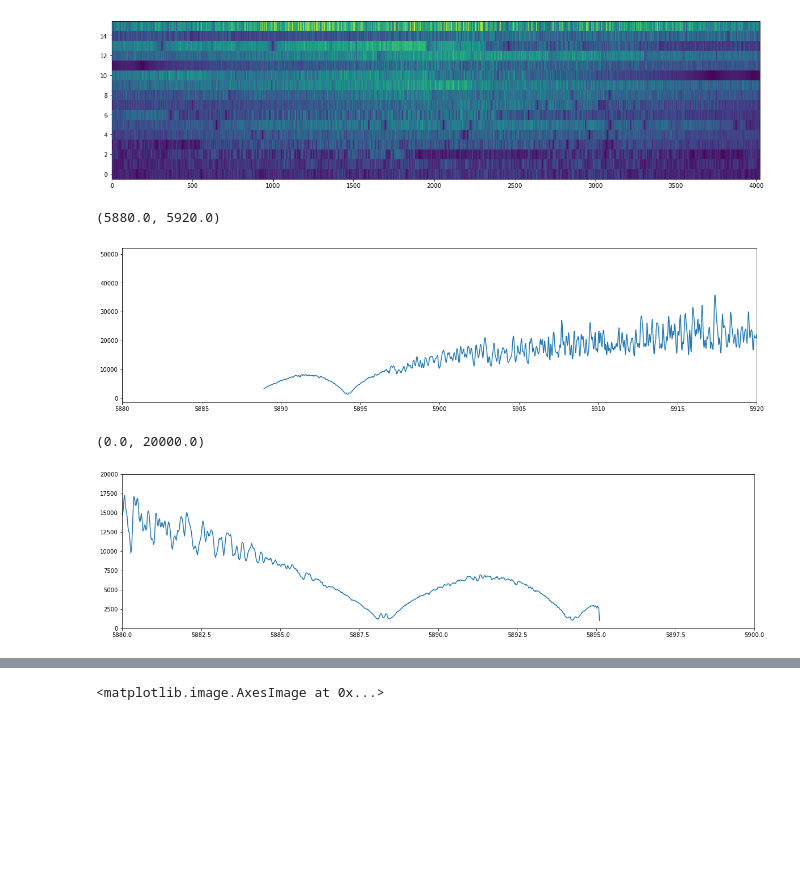
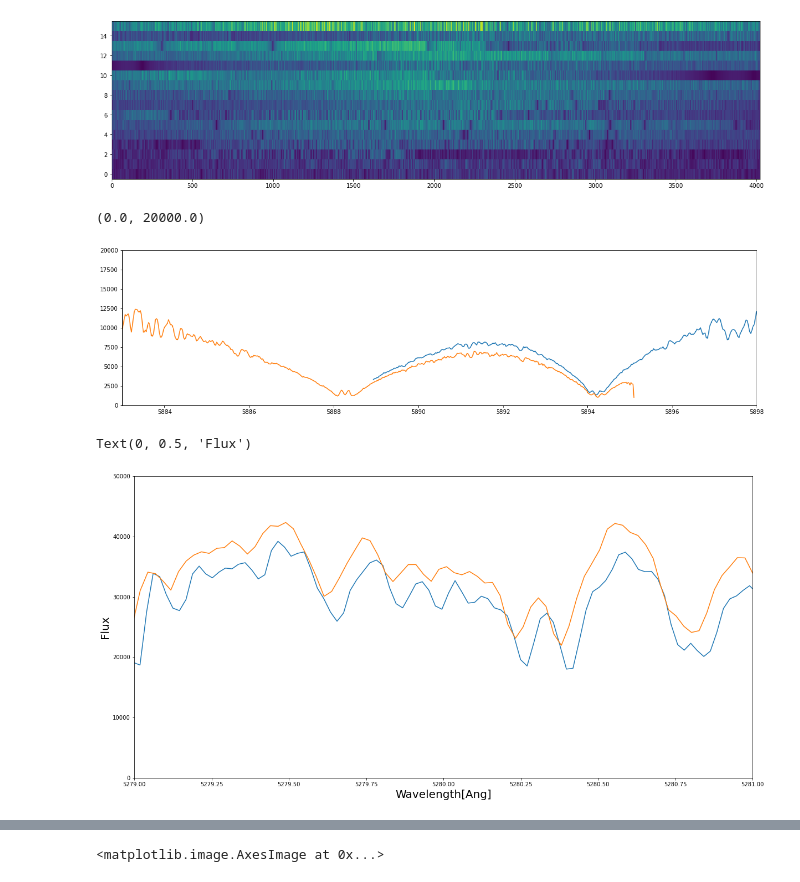
Before and after one commit to howardisaacson/Intro-2-Spectra, a Jupyter notebook: analysis/hires/hires_reduced.ipynb, the cells around one changed output, grey strips where cells are left out. Saved outputs shown, nothing was run; the diff lists cells and outputs as text; code cells hidden in the pictures; blank space fills up the shorter version.

```diff
--- a/analysis/hires/hires_reduced.ipynb
+++ b/analysis/hires/hires_reduced.ipynb
@@ -102,27 +117,42 @@ plt.imshow(data2,origin = 'lower',aspect = 'auto',interpolation = 'nearest')
 # %%
 # Plot the Na D lines in the middle chip. They show up on two orders, depending on the Barycentric correction of the target.
 ord =11
-w1=5880
-w2=5920
+w1=5883
+w2=5898
 
 plt.figure(figsize=(20,5))
 plt.plot(rwav[ord,:],data2[ord,:])
 plt.xlim(w1,w2)
 # plt.plot(rwav[ord,3000:4000],data2[ord,3000:4000]) # Also in order 10
+
+# Plot the Na D lines in the middle chip. They show up on two orders, depending on the Barycentric correction of the target.
+ord =10
+
+#plt.figure(figsize=(20,5))
+plt.plot(rwav[ord,:],data2[ord,:])
+#plt.xlim(w1,w2)
+plt.ylim(0,20000)
+# plt.plot(rwav[ord,3000:4000],data2[ord,3000:4000]) # Also in order 10
 # %% [output]
-(5880.0, 5920.0)
+(0.0, 20000.0)
-[figure, old version]
+[figure, new version]
 # %%
 # Plot the Na D lines in the middle chip. They show up on two orders, depending on the Barycentric correction of the target.
-ord =10
-w1=5880
-w2=5900
+ord =3
+w1=5279
+w2=5281
 
-plt.figure(figsize=(20,5))
-plt.plot(rwav[ord,:],data2[ord,:])
+plt.figure(figsize=(20,10))
+plt.plot(rwav[ord,:],data2[ord,:]*2)
+
+# Plot the Na D lines in the middle chip. They show up on two orders, depending on the Barycentric correction of the target.
+ord =4
+
+plt.plot(rwav[ord,:],data2[ord,:]*2)
 plt.xlim(w1,w2)
-plt.ylim(0,20000)
-# plt.plot(rwav[ord,3000:4000],data2[ord,3000:4000]) # Also in order 10
+plt.ylim(0,50000)
+plt.xlabel('Wavelength[Ang]',fontsize=20)
+plt.ylabel('Flux',fontsize=20)
 # %% [output]
-(0.0, 20000.0)
+Text(0, 0.5, 'Flux')
-[figure, old version]
+[figure, new version]
```
Also changed, not shown: parts of 3 cells of this notebook, 3 other files.
